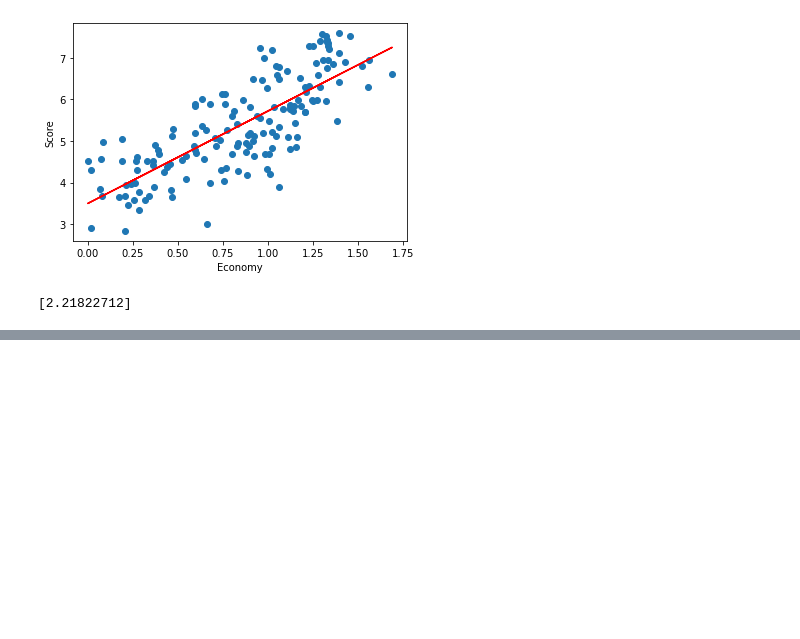
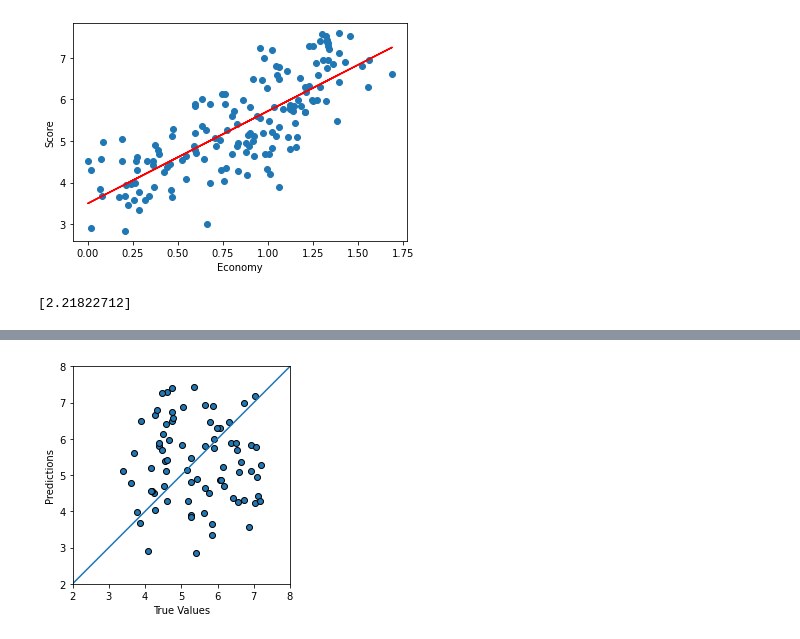
Before and after one commit to vyu821/world-happiness-analysis, a Jupyter notebook: happiness_machine_learning_model.ipynb, the cells around one changed output, grey strips where cells are left out. Cells and saved outputs as stored; diff of their text form; code cells hidden in the pictures; blank space fills up the shorter version.

Commit message:
attempted to use neural network to predict score, using linear regression as classifier/model, no sucess

```diff
--- a/happiness_machine_learning_model.ipynb
+++ b/happiness_machine_learning_model.ipynb
@@ -208,0 +216,27 @@ print(model.coef_)
+# %%
+# Remove country and score from features data
+y_2 = df_2015.Score
+X_2 = df_2015.drop(columns=['Country', 'Score'])
+
+# Split training/test datasets
+X_train, X_test, y_train, y_test = train_test_split(X_2, y_2, test_size=.5, random_state=69)
+# %%
+# Create a StandardScaler instance
+scaler = StandardScaler()
+
+# Fit the StandardScaler
+X_scaler = scaler.fit(X_train)
+
+# Scale the data
+X_train_scaled = X_scaler.transform(X_train)
+X_test_scaled = X_scaler.transform(X_test)
+# %%
+# define Linear Regression model
+model = LinearRegression()
+
+# train model
+model.fit(X_train_scaled, y_train)
+
+# Evaluate the model
+y_pred2 = model.score(X_test_scaled, y_test)
+print(f" Linear regression model accuracy: {y_pred2:.3f}")
@@ -208,0 +272,12 @@ print(model.coef_)
+# %%
+predictions = model.predict(X_train_scaled).flatten()
+a = plt.axes(aspect='equal')
+plt.scatter(predictions, y_test, edgecolors=(0, 0, 0))
+plt.xlabel('True Values')
+plt.ylabel('Predictions')
+lims = [2, 8]
+plt.xlim(lims)
+plt.ylim(lims)
+_ = plt.plot(lims, lims)
+# %% [output]
+[figure, added]
```
Also changed, not shown: parts of 3 cells of this notebook.
